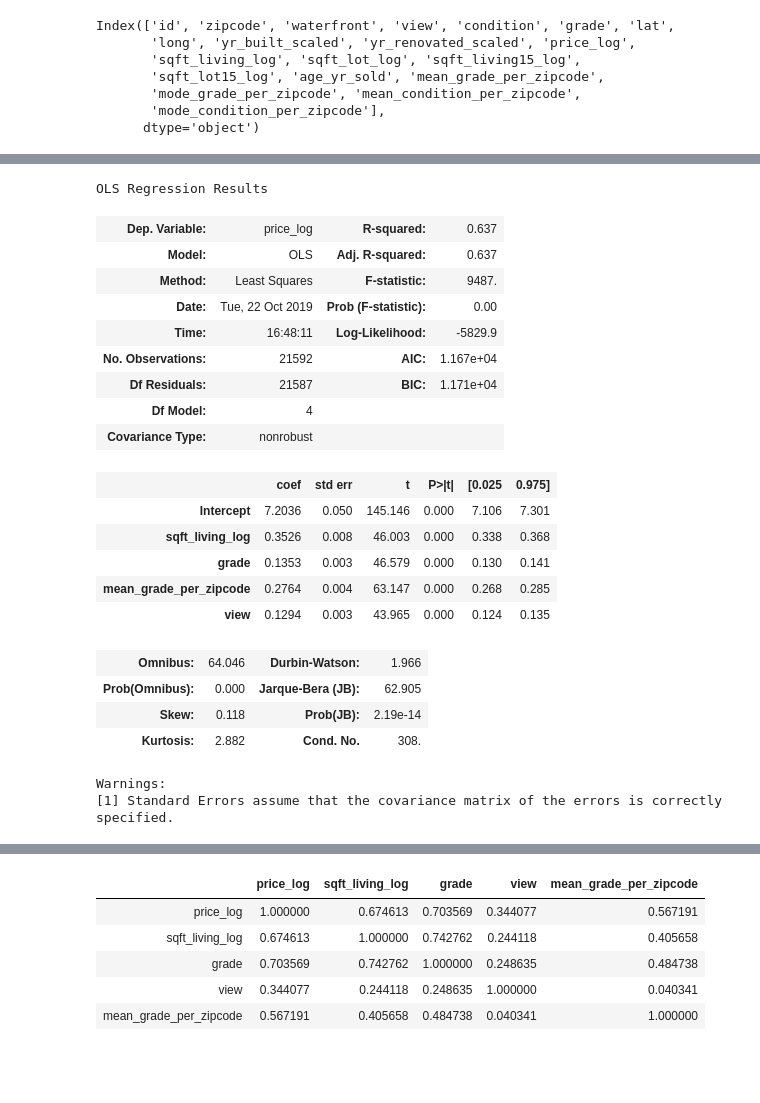
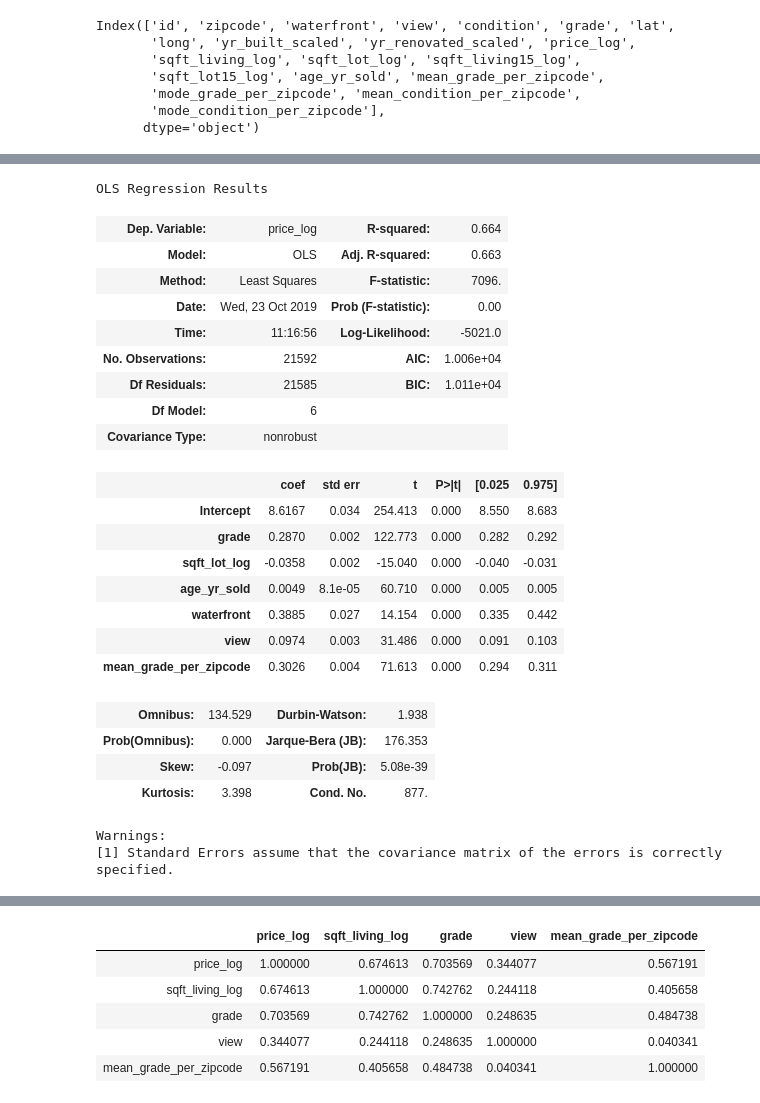
Before and after one commit to thomasribaroff/Mod1Project, a Jupyter notebook: Project Analysis.ipynb, the cells around one changed output, grey strips where cells are left out. Saved outputs shown, nothing was run; the diff lists cells and outputs as text; code cells hidden in the pictures; blank space fills up the shorter version.

```diff
--- a/Project Analysis.ipynb
+++ b/Project Analysis.ipynb
@@ -1112,29 +1112,31 @@ df_working[['price_log','sqft_living_log', 'sqft_lot_log', 'sqft_living15_log',
 | mean_condition_per_zipcode | 0.105689 | -0.045803 | -0.072643 | -0.078499 | -0.065027 | 0.042617 | 0.105999 | ... |
 | mode_condition_per_zipcode | 0.073923 | 0.054747 | 0.105767 | 0.060027 | 0.116192 | 0.073511 | 0.051925 | ... |
 # %%
-formula = "price_log~sqft_living_log+grade+mean_grade_per_zipcode+view"
+formula = "price_log~grade+sqft_lot_log+age_yr_sold+waterfront+view+mean_grade_per_zipcode"
 model = ols(formula = formula, data = df_working).fit()
 display(model.summary())
 # %% [output]
 OLS Regression Results
-| Dep. Variable: | price_log | R-squared: | 0.637 |
-| Model: | OLS | Adj. R-squared: | 0.637 |
-| Method: | Least Squares | F-statistic: | 9487. |
-| Date: | Tue, 22 Oct 2019 | Prob (F-statistic): | 0.00 |
-| Time: | 16:48:11 | Log-Likelihood: | -5829.9 |
-| No. Observations: | 21592 | AIC: | 1.167e+04 |
-| Df Residuals: | 21587 | BIC: | 1.171e+04 |
-| Df Model: | 4 |  |  |
+| Dep. Variable: | price_log | R-squared: | 0.664 |
+| Model: | OLS | Adj. R-squared: | 0.663 |
+| Method: | Least Squares | F-statistic: | 7096. |
+| Date: | Wed, 23 Oct 2019 | Prob (F-statistic): | 0.00 |
+| Time: | 11:16:56 | Log-Likelihood: | -5021.0 |
+| No. Observations: | 21592 | AIC: | 1.006e+04 |
+| Df Residuals: | 21585 | BIC: | 1.011e+04 |
+| Df Model: | 6 |  |  |
 | Covariance Type: | nonrobust |  |  |
 |  | coef | std err | t | P>|t| | [0.025 | 0.975] |
-| Intercept | 7.2036 | 0.050 | 145.146 | 0.000 | 7.106 | 7.301 |
-| sqft_living_log | 0.3526 | 0.008 | 46.003 | 0.000 | 0.338 | 0.368 |
-| grade | 0.1353 | 0.003 | 46.579 | 0.000 | 0.130 | 0.141 |
-| mean_grade_per_zipcode | 0.2764 | 0.004 | 63.147 | 0.000 | 0.268 | 0.285 |
-| view | 0.1294 | 0.003 | 43.965 | 0.000 | 0.124 | 0.135 |
+| Intercept | 8.6167 | 0.034 | 254.413 | 0.000 | 8.550 | 8.683 |
+| grade | 0.2870 | 0.002 | 122.773 | 0.000 | 0.282 | 0.292 |
+| sqft_lot_log | -0.0358 | 0.002 | -15.040 | 0.000 | -0.040 | -0.031 |
+| age_yr_sold | 0.0049 | 8.1e-05 | 60.710 | 0.000 | 0.005 | 0.005 |
+| waterfront | 0.3885 | 0.027 | 14.154 | 0.000 | 0.335 | 0.442 |
+| view | 0.0974 | 0.003 | 31.486 | 0.000 | 0.091 | 0.103 |
+| mean_grade_per_zipcode | 0.3026 | 0.004 | 71.613 | 0.000 | 0.294 | 0.311 |
-| Omnibus: | 64.046 | Durbin-Watson: | 1.966 |
-| Prob(Omnibus): | 0.000 | Jarque-Bera (JB): | 62.905 |
-| Skew: | 0.118 | Prob(JB): | 2.19e-14 |
-| Kurtosis: | 2.882 | Cond. No. | 308. |
+| Omnibus: | 134.529 | Durbin-Watson: | 1.938 |
+| Prob(Omnibus): | 0.000 | Jarque-Bera (JB): | 176.353 |
+| Skew: | -0.097 | Prob(JB): | 5.08e-39 |
+| Kurtosis: | 3.398 | Cond. No. | 877. |
 Warnings:
 [1] Standard Errors assume that the covariance matrix of the errors is correctly specified.
```
Also changed, not shown: parts of 62 cells of this notebook, 7 other files.
